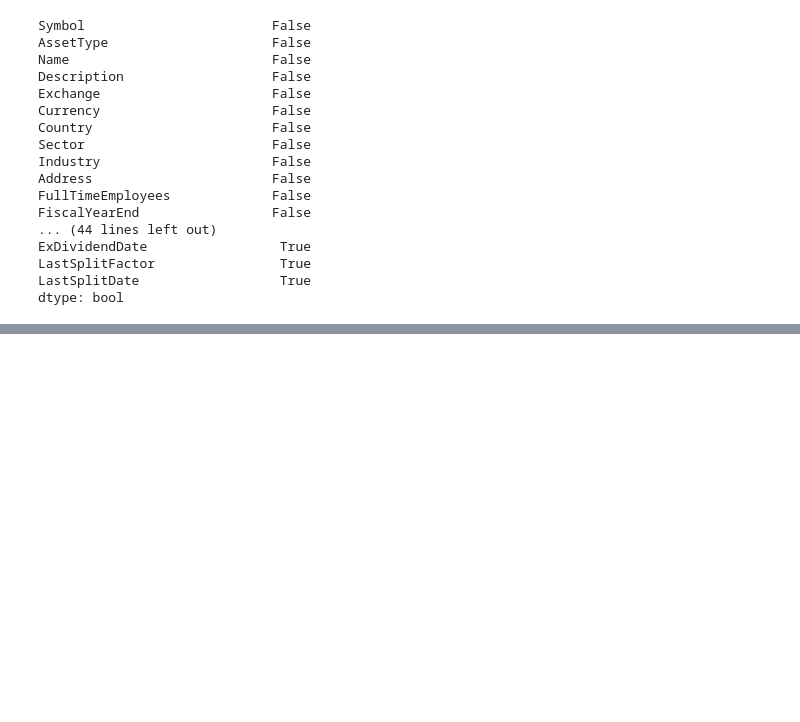
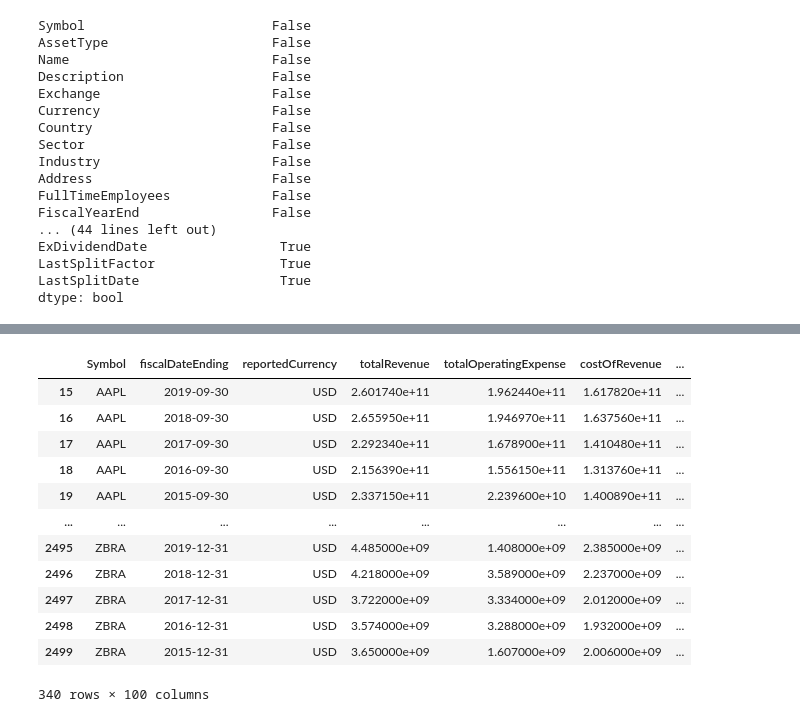
Before and after one commit to ooisiang/stock-analysis, a Jupyter notebook: stock_analysis.ipynb, the cells around one changed output, grey strips where cells are left out. Drawn from its saved outputs; the diff is of its cells as text; code cells hidden in the pictures; blank space fills up the shorter version.

```diff
--- a/stock_analysis.ipynb
+++ b/stock_analysis.ipynb
@@ -936,0 +1009,3 @@ dtype: bool
+# %%
+technology_companies = profile[profile.Sector == 'Technology']['Symbol']
+technology_companies
@@ -936,0 +1025,17 @@ dtype: bool
+# %%
+technology_financial_data = financial_statements[financial_statements.Symbol.isin(technology_companies)]
+technology_financial_data
+# %% [output]
+|  | Symbol | fiscalDateEnding | reportedCurrency | totalRevenue | totalOperatingExpense | costOfRevenue | ... |
+| 15 | AAPL | 2019-09-30 | USD | 2.601740e+11 | 1.962440e+11 | 1.617820e+11 | ... |
+| 16 | AAPL | 2018-09-30 | USD | 2.655950e+11 | 1.946970e+11 | 1.637560e+11 | ... |
+| 17 | AAPL | 2017-09-30 | USD | 2.292340e+11 | 1.678900e+11 | 1.410480e+11 | ... |
+| 18 | AAPL | 2016-09-30 | USD | 2.156390e+11 | 1.556150e+11 | 1.313760e+11 | ... |
+| 19 | AAPL | 2015-09-30 | USD | 2.337150e+11 | 2.239600e+10 | 1.400890e+11 | ... |
+| ... | ... | ... | ... | ... | ... | ... | ... |
+| 2495 | ZBRA | 2019-12-31 | USD | 4.485000e+09 | 1.408000e+09 | 2.385000e+09 | ... |
+| 2496 | ZBRA | 2018-12-31 | USD | 4.218000e+09 | 3.589000e+09 | 2.237000e+09 | ... |
+| 2497 | ZBRA | 2017-12-31 | USD | 3.722000e+09 | 3.334000e+09 | 2.012000e+09 | ... |
+| 2498 | ZBRA | 2016-12-31 | USD | 3.574000e+09 | 3.288000e+09 | 1.932000e+09 | ... |
+| 2499 | ZBRA | 2015-12-31 | USD | 3.650000e+09 | 1.607000e+09 | 2.006000e+09 | ... |
+340 rows × 100 columns
```
Also changed, not shown: parts of 8 cells of this notebook, 1 other file.
